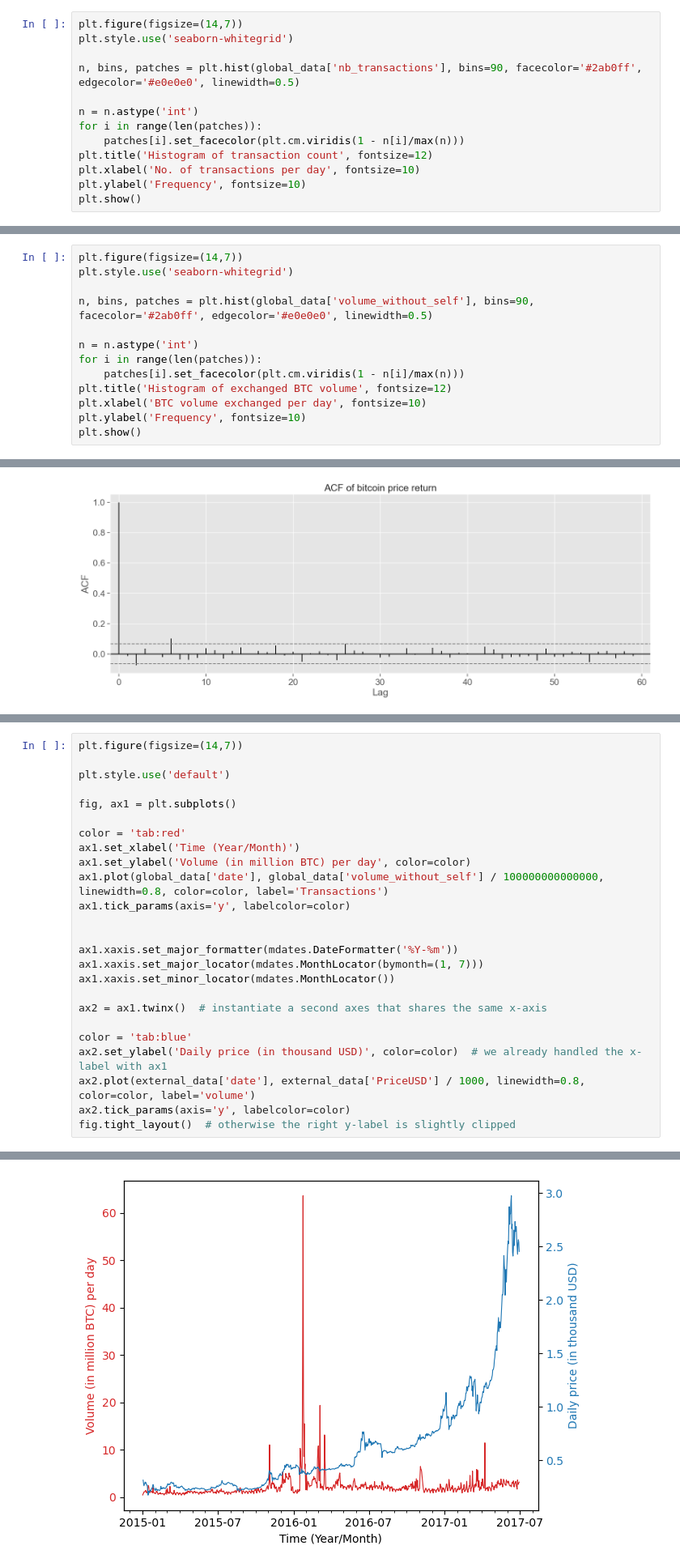
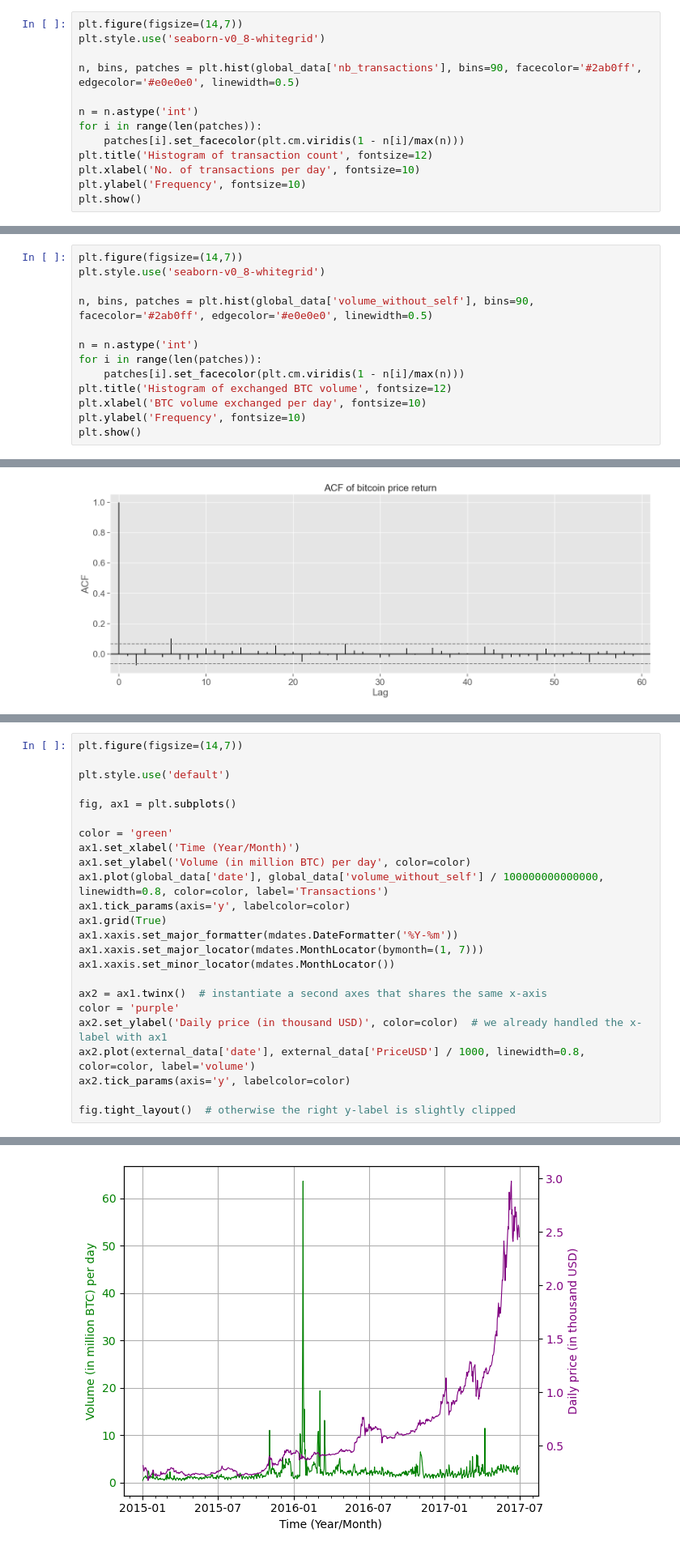
Before and after one commit to trsdimi/big-data, a Jupyter notebook: main.ipynb, the cells around one changed output, grey strips where cells are left out. Shown at 81% size. Cells and saved outputs as stored; diff of their text form.

```diff
--- a/main.ipynb
+++ b/main.ipynb
@@ -90,7 +91,7 @@ global_data.describe()
 | max | 6.590635e+10 | 6.368328e+15 | 6.367910e+15 | 197255.886201 | 5.339243e+08 | 24.526578 | ... |
 # %%
 plt.figure(figsize=(14,7))
-plt.style.use('seaborn-whitegrid')
+plt.style.use('seaborn-v0_8-whitegrid')
 
 n, bins, patches = plt.hist(global_data['nb_transactions'], bins=90, facecolor='#2ab0ff', edgecolor='#e0e0e0', linewidth=0.5)
 
@@ -105,7 +106,7 @@ plt.show()
 [figure]
 # %%
 plt.figure(figsize=(14,7))
-plt.style.use('seaborn-whitegrid')
+plt.style.use('seaborn-v0_8-whitegrid')
 
 n, bins, patches = plt.hist(global_data['volume_without_self'], bins=90, facecolor='#2ab0ff', edgecolor='#e0e0e0', linewidth=0.5)
 
@@ -297,28 +266,27 @@ global_data
 # %%
 plt.figure(figsize=(14,7))
 
 plt.style.use('default')
 
 fig, ax1 = plt.subplots()
 
-color = 'tab:red'
+color = 'green'
 ax1.set_xlabel('Time (Year/Month)')
 ax1.set_ylabel('Volume (in million BTC) per day', color=color)
 ax1.plot(global_data['date'], global_data['volume_without_self'] / 100000000000000, linewidth=0.8, color=color, label='Transactions')
 ax1.tick_params(axis='y', labelcolor=color)
-
-
+ax1.grid(True)
 ax1.xaxis.set_major_formatter(mdates.DateFormatter('%Y-%m'))
 ax1.xaxis.set_major_locator(mdates.MonthLocator(bymonth=(1, 7)))
 ax1.xaxis.set_minor_locator(mdates.MonthLocator())
 
 ax2 = ax1.twinx()  # instantiate a second axes that shares the same x-axis
-
-color = 'tab:blue'
+color = 'purple'
 ax2.set_ylabel('Daily price (in thousand USD)', color=color)  # we already handled the x-label with ax1
 ax2.plot(external_data['date'], external_data['PriceUSD'] / 1000, linewidth=0.8, color=color, label='volume')
 ax2.tick_params(axis='y', labelcolor=color)
+
 fig.tight_layout()  # otherwise the right y-label is slightly clipped
 # %% [output]
 <Figure size 1400x700 with 0 Axes>
-[figure, old version]
+[figure, new version]
```
Also changed, not shown: parts of 5 cells of this notebook.
